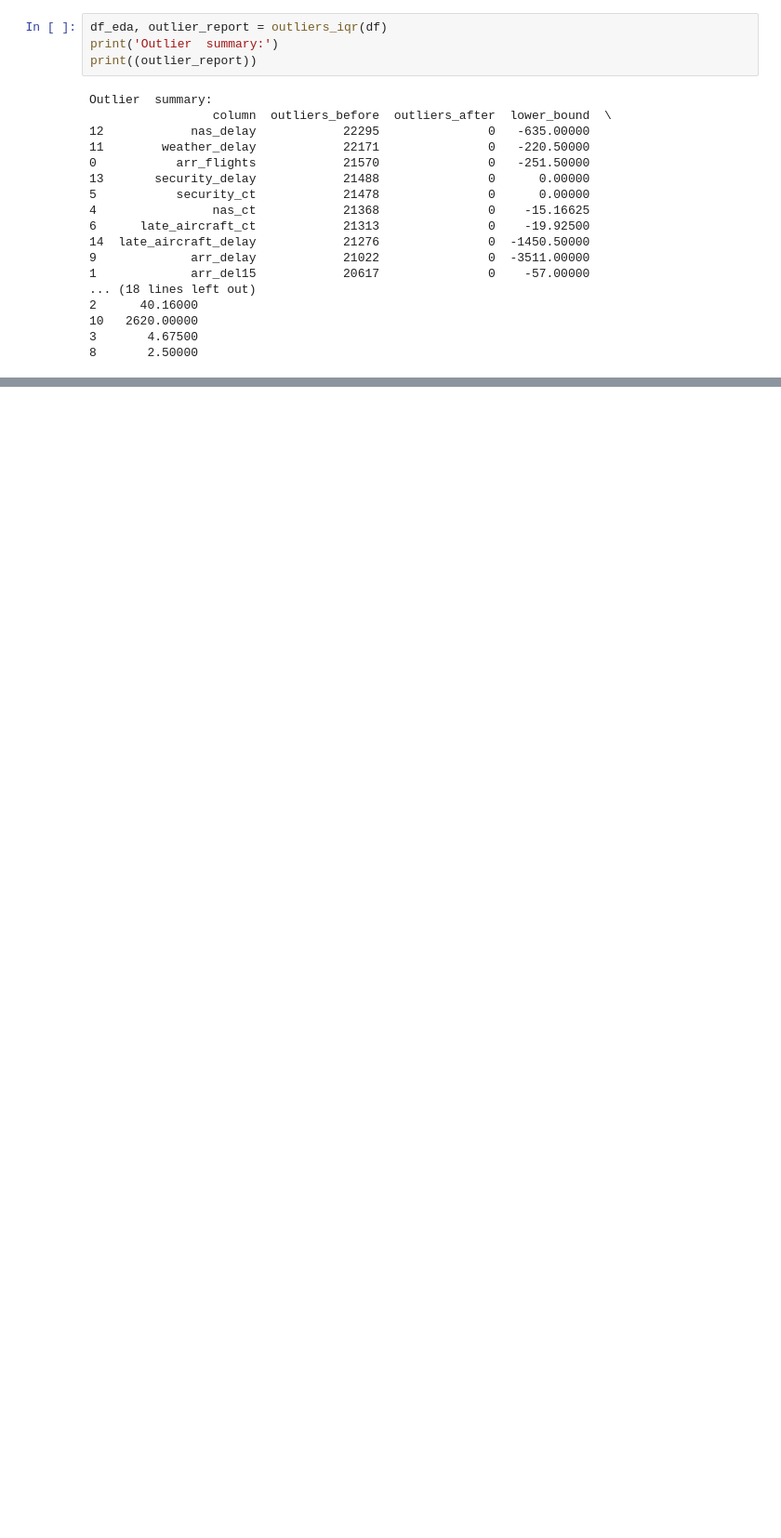
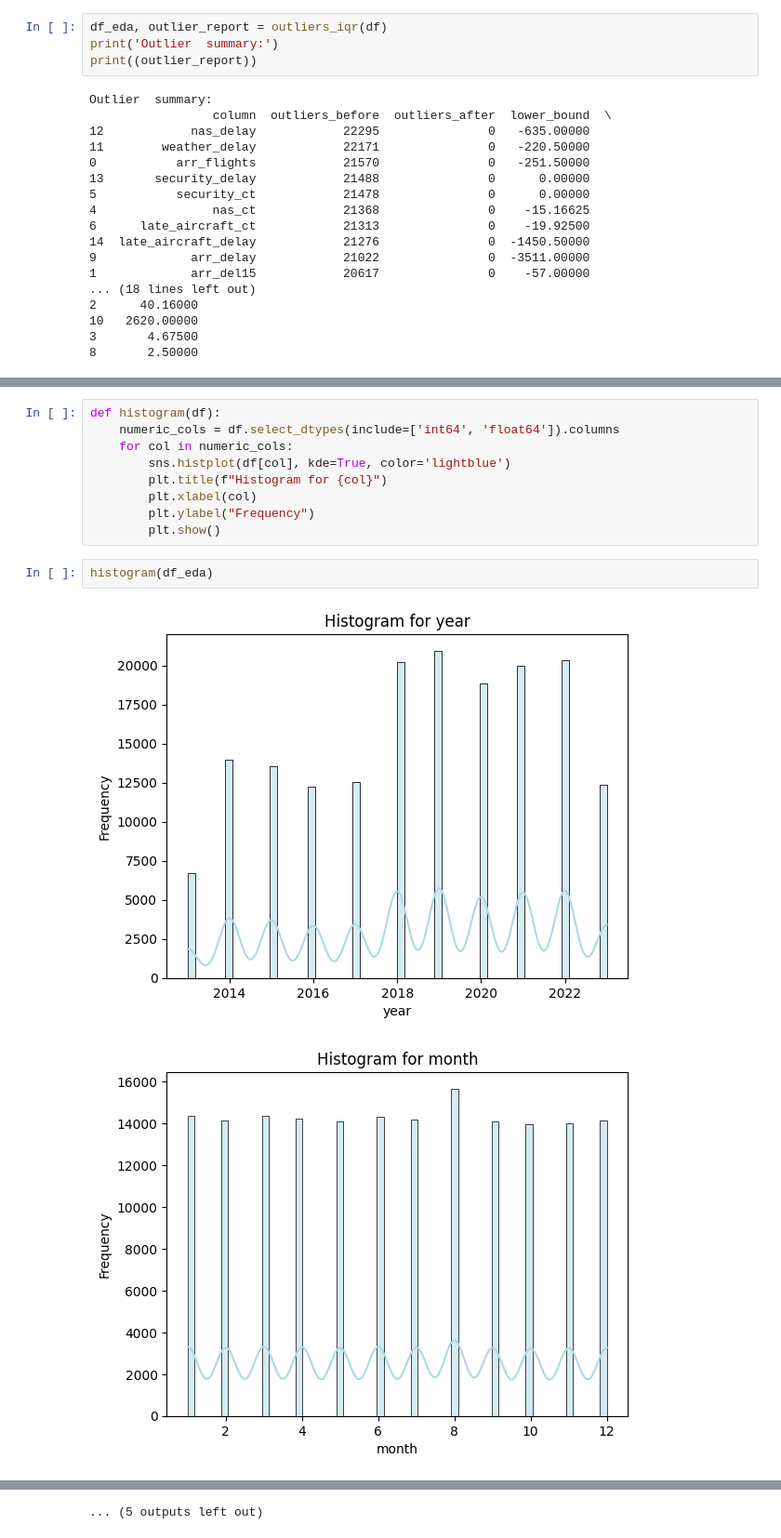
Before and after one commit to CresthaRaman/Flight-Delay, a Jupyter notebook: Pipeline.ipynb, the cells around one changed output, grey strips where cells are left out. Shown at 93% size. Saved outputs shown, nothing was run; the diff lists cells and outputs as text; blank space fills up the shorter version.

```diff
--- a/Pipeline.ipynb
+++ b/Pipeline.ipynb
@@ -144,0 +161,14 @@ boxenplot(df_eda)
+# %%
+def histogram(df):
+    numeric_cols = df.select_dtypes(include=['int64', 'float64']).columns
+    for col in numeric_cols:
+        sns.histplot(df[col], kde=True, color='lightblue')
+        plt.title(f"Histogram for {col}")
+        plt.xlabel(col)
+        plt.ylabel("Frequency")
+        plt.show()
+# %%
+histogram(df_eda)
+# %% [output]
+[figure, added]
+[figure, added]
@@ -144,0 +185 @@ boxenplot(df_eda)
+... (5 outputs left out)
```
Also changed, not shown: parts of 4 cells of this notebook, 1 other file.
